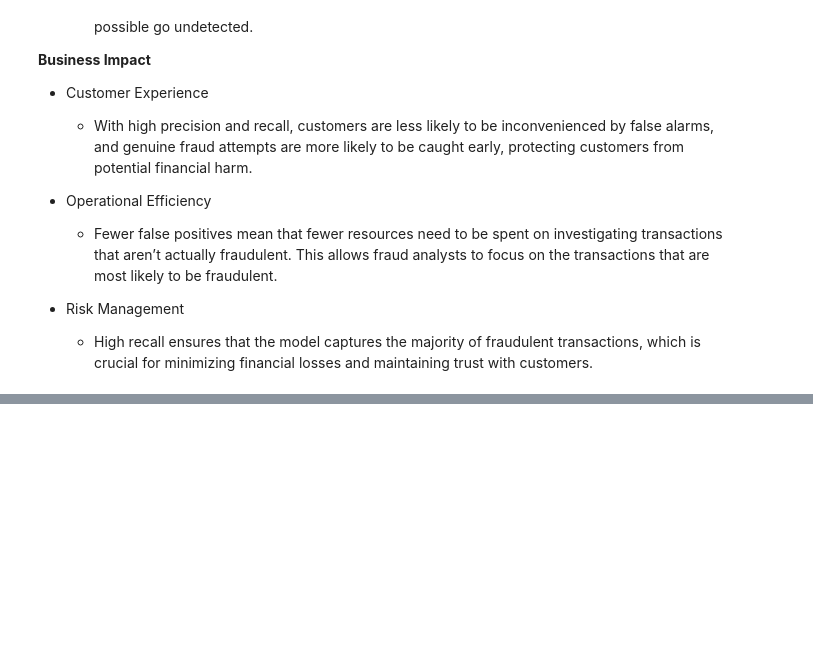
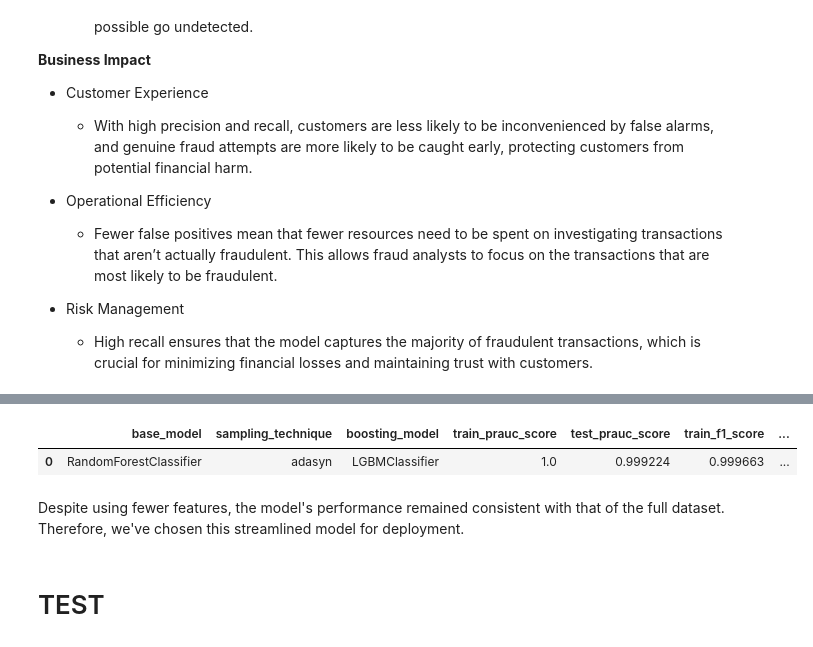
Before and after one commit to evan-rosenbaum1/credit_card_transactions_fraud_detection_and_analysis, a Jupyter notebook: notebooks/credit_card_transactions_fraud_detection_and_analysis.ipynb, the cells around one changed output, grey strips where cells are left out. Drawn from its saved outputs; the diff is of its cells as text; code cells hidden in the pictures; blank space fills up the shorter version.

Commit message:
feat: add reduced feature model and update class

```diff
--- a/notebooks/credit_card_transactions_fraud_detection_and_analysis.ipynb
+++ b/notebooks/credit_card_transactions_fraud_detection_and_analysis.ipynb
@@ -1251,0 +1256,2 @@ The PR-AUC evaluation metric highlights the model's:
+# %%
+feature_min_X = X.drop(['city_pop', 'hour', 'gender'], axis=1)
@@ -1251,0 +1280,27 @@ The PR-AUC evaluation metric highlights the model's:
+# %%
+# Random Forest model
+feat_min_rf_model = RandomForestClassifier(random_state=19)
+
+# Parameter grid for RandomForestClassifier
+feat_min_rf_param_grid = {
+    'classifier__n_estimators': [50, 100, 200],
+    'classifier__max_depth': [10, 20, 30],
+    'classifier__min_samples_split': [2, 5, 10],
+    'classifier__min_samples_leaf': [1, 2, 4],
+}
+# %%
+# Initialize the ModelEvaluator class
+feat_min_rf_evaluator = ModelEvaluator(
+    feat_min_rf_model,
+    feat_min_rf_param_grid,
+    feature_min_X,
+    y,
+    {'adasyn': ADASYN(random_state=19)},
+    random_state=19
+)
+
+# Evaluate the model across all resampled datasets
+feat_min_rf_evaluator.evaluate()
+
+# Store the results DataFrame
+feat_min_rf_results = feat_min_rf_evaluator.eval_results_df
@@ -1251,0 +1336,13 @@ The PR-AUC evaluation metric highlights the model's:
+# %%
+# Store the results DataFrame
+feat_min_lightgbm_results = feat_min_rf_evaluator.boosting_results_df
+# %%
+# Display results
+feat_min_lightgbm_results
+# %% [output]
+|  | base_model | sampling_technique | boosting_model | train_prauc_score | test_prauc_score | train_f1_score | ... |
+| 0 | RandomForestClassifier | adasyn | LGBMClassifier | 1.0 | 0.999224 | 0.999663 | ... |
+# %% [markdown]
+Despite using fewer features, the model's performance remained consistent with that of the full dataset. Therefore, we've chosen this streamlined model for deployment.
+# %% [markdown]
+# TEST
```
Also changed, not shown: parts of 22 cells of this notebook, 1 other file.
